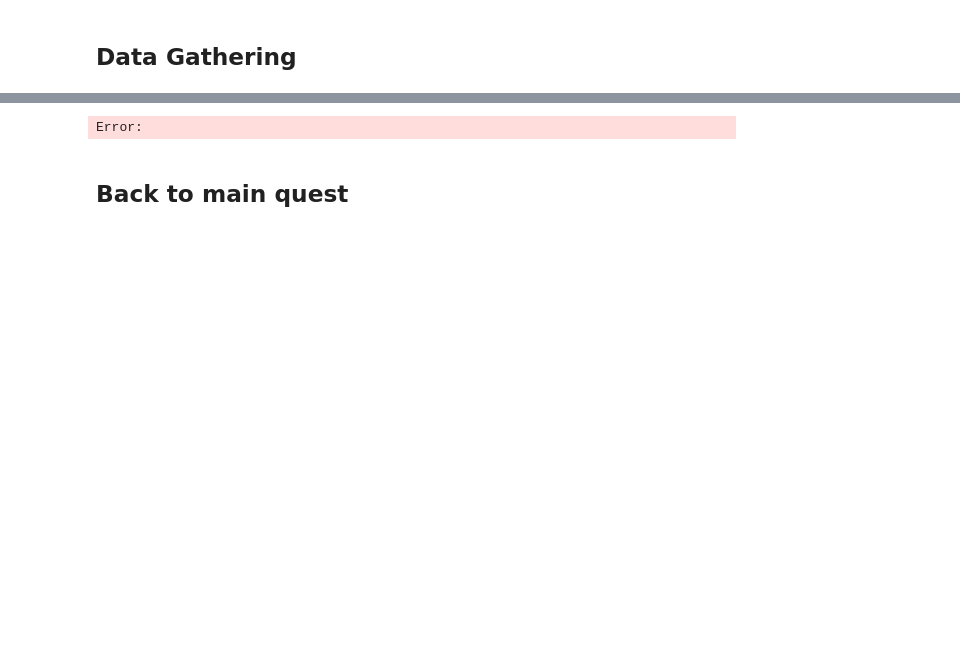
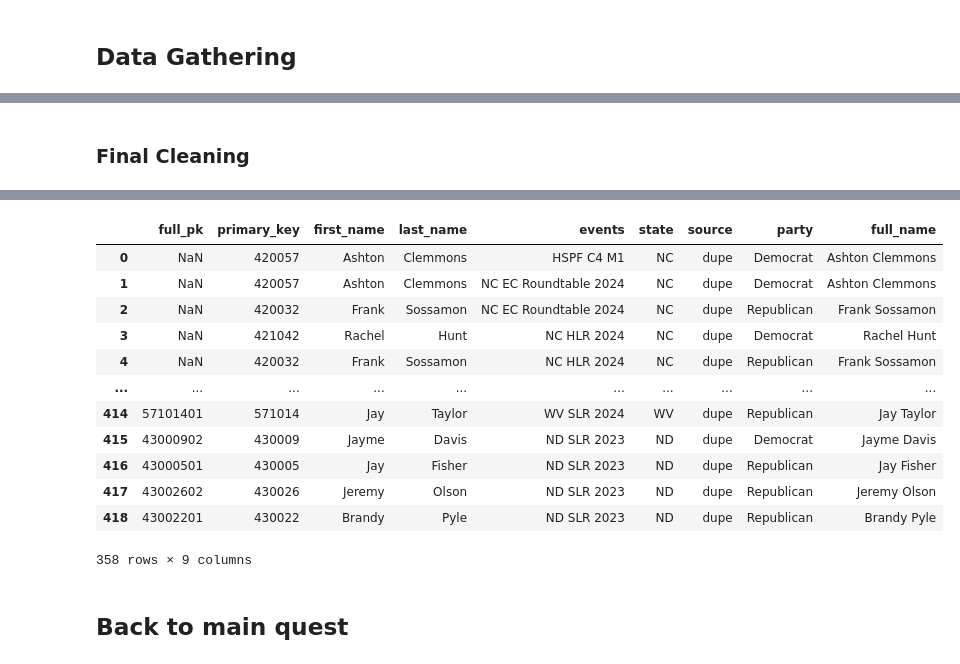
Before and after one commit to cnlutz20/THI_CPRL, a Jupyter notebook: scoring/get_activities_score.ipynb, the cells around one changed output, grey strips where cells are left out. Drawn from its saved outputs; the diff is of its cells as text; code cells hidden in the pictures; blank space fills up the shorter version.

```diff
--- a/scoring/get_activities_score.ipynb
+++ b/scoring/get_activities_score.ipynb
@@ -703,0 +1044,2 @@ Error:
+# %% [markdown]
+### Final Cleaning
@@ -703,0 +1049,60 @@ Error:
+# %%
+#assigning seats
+pk_list = list(set((event_summary_df['primary_key'].to_list())))
+
+for p in pk_list:
+    # if "420057" in p:
+    print(str(p))
+    p_rows = event_summary_df[event_summary_df['primary_key'] == p]
+    # print(p_rows.to_string())
+    name_list = list(set(p_rows['full_name'].to_list()))
+    if len(name_list) == 1:
+        continue
+    else:
+        print(name_list)
+        print(p_rows.to_string())
+
+
+    has_nan = False
+    fpk_ls = p_rows['full_pk'].to_list()
+    if str(p).startswith('430'):
+        new_ls = list(set(fpk_ls))
+        print(f'new_ls: {new_ls}')
+        have_seat_one = False
+        have_seat_two = False
+        for n in new_ls:
+            if str(n)[:-2] == "01":
+                if have_seat_one == True:
+                    print("already have one")
+                    break
+                else:
+                    have_seat_one = True
+            if str(n)[:-2] == "02":
+                if have_seat_one == True:
+                    print("already have one")
+                    break
+                else:
+                    have_seat_two = True
+
+
+
+
+
+    for xi, x in enumerate(fpk_ls):
+        if str(x) == 'nan':
+            has_nan = True
+        elif xi == (len(fpk_ls)-1 ):
+            break
+    if has_nan == True:
+        print('__________')
+        print(p_rows.to_string())
+        print('__________')
+        print('\n')
+        # to_change = p_rows.index.to_list()
+        # for t in to_change:
+        #     event_summary_df.loc[t, ['full_pk']] = np.nan
+
+
+
+event_summary_df
+# %% [output]
@@ -703,0 +1126,13 @@ Error:
+|  | full_pk | primary_key | first_name | last_name | events | state | source | party | full_name |
+| 0 | NaN | 420057 | Ashton | Clemmons | HSPF C4 M1 | NC | dupe | Democrat | Ashton Clemmons |
+| 1 | NaN | 420057 | Ashton | Clemmons | NC EC Roundtable 2024 | NC | dupe | Democrat | Ashton Clemmons |
+| 2 | NaN | 420032 | Frank | Sossamon | NC EC Roundtable 2024 | NC | dupe | Republican | Frank Sossamon |
+| 3 | NaN | 421042 | Rachel | Hunt | NC HLR 2024 | NC | dupe | Democrat | Rachel Hunt |
+| 4 | NaN | 420032 | Frank | Sossamon | NC HLR 2024 | NC | dupe | Republican | Frank Sossamon |
+| ... | ... | ... | ... | ... | ... | ... | ... | ... | ... |
+| 414 | 57101401 | 571014 | Jay | Taylor | WV SLR 2024 | WV | dupe | Republican | Jay Taylor |
+| 415 | 43000902 | 430009 | Jayme | Davis | ND SLR 2023 | ND | dupe | Democrat | Jayme Davis |
+| 416 | 43000501 | 430005 | Jay | Fisher | ND SLR 2023 | ND | dupe | Republican | Jay Fisher |
+| 417 | 43002602 | 430026 | Jeremy | Olson | ND SLR 2023 | ND | dupe | Republican | Jeremy Olson |
+| 418 | 43002201 | 430022 | Brandy | Pyle | ND SLR 2023 | ND | dupe | Republican | Brandy Pyle |
+358 rows × 9 columns
@@ -706,10 +1156,9 @@ Error:
 os.chdir(r'C:\Users\clutz\THE HUNT INSTITUTE\The Hunt Institute Team Site - Documents\Development (formerly Grants Management)\!Administrative\Christian\Legislators Data\leg_data_update_10_2024\build files\events')
 es_file_name = fr'event_summary_{str(date.today()).replace('-','_')}.xlsx'
 es_file_name_csv = fr'event_summary_{str(date.today()).replace('-','_')}.csv'
-event_summary_df.to_excel(es_file_name, index=False)
+event_summary_df.to_excel(es_file_name,sheet_name=f'{es_file_name.replace(".xlsx", "")}')
 event_summary_df.to_csv(es_file_name_csv, index=False)
+# bills_and_legislators.to_excel(, sheet_name=f'{file_name_bl.replace(".xlsx", "")}', index=False)
-# %% [output]
-Error:
 # %% [markdown]
 ## Back to main quest
 # %%
```
Also changed, not shown: parts of 79 cells of this notebook, 12 other files.
